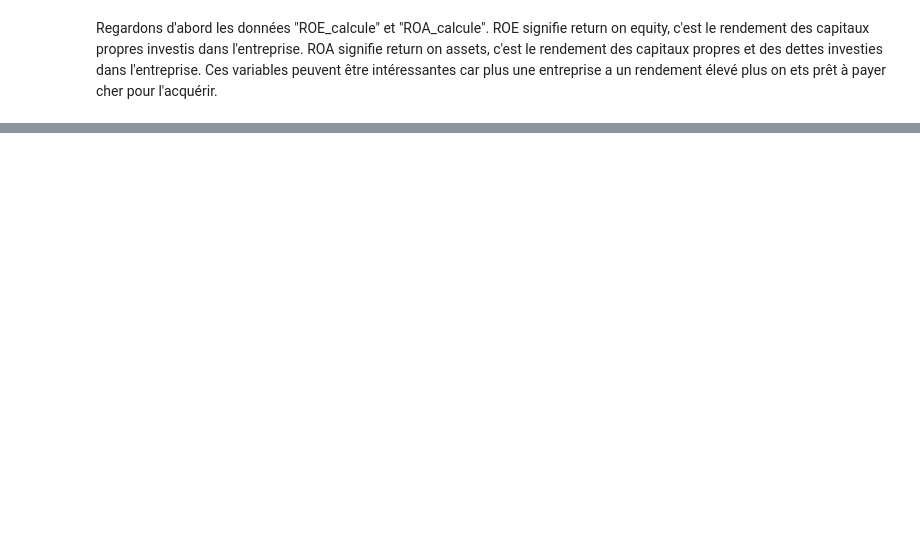
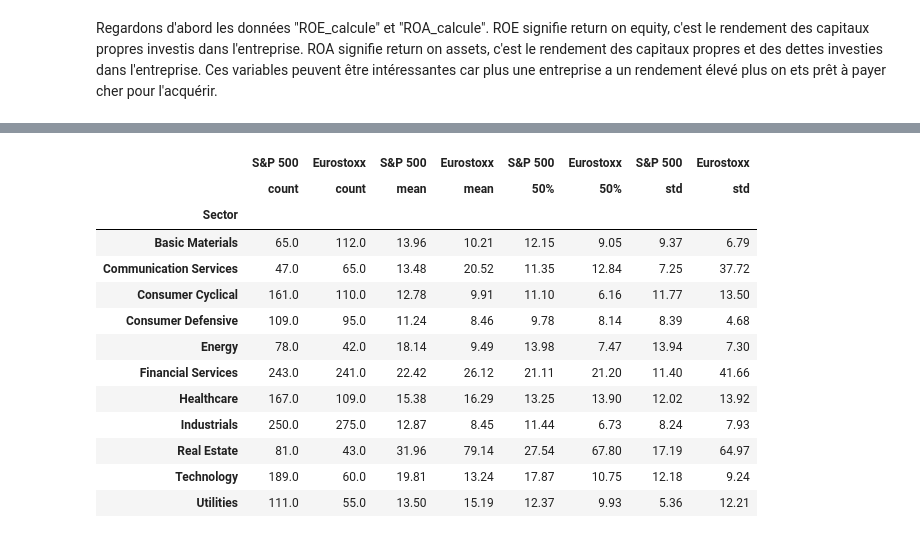
Before and after one commit to tnourlyn/Projet-Python---The-Transatlantic-valuation-guide, a Jupyter notebook: Analyse préliminaire des données/Analyse_preliminaire.ipynb, the cells around one changed output, grey strips where cells are left out. Drawn from its saved outputs; the diff is of its cells as text; code cells hidden in the pictures; blank space fills up the shorter version.

```diff
--- a/Analyse préliminaire des données/Analyse_preliminaire.ipynb
+++ b/Analyse préliminaire des données/Analyse_preliminaire.ipynb
@@ -290,0 +370,33 @@ plt.show()
+# %%
+table_sp500_margenette = df_SP500.groupby('Sector')['%MargeNette'].describe()
+table_eurostoxx_margenette = df_STX600.groupby('Sector')['%MargeNette'].describe()
+
+# Fusionner les deux tableaux côte à côte (axis=1)
+df_comparatif_MargeNette = pd.concat(
+    [table_sp500_margenette, table_eurostoxx_margenette],
+    axis=1,
+    keys=['S&P 500', 'Eurostoxx']
+)
+
+# Filtrer pour n'afficher que certaines colonnes
+colonnes_a_garder = ['count', 'mean', '50%', 'std']
+# On utilise un "slice" pour afficher à côté les données du SP500 et de l'Eurostoxx
+df_comparatif_MargeNette = df_comparatif_MargeNette.loc[:, (slice(None), colonnes_a_garder)]
+
+# 3. Arrondir pour la lisibilité et afficher
+display(df_comparatif_MargeNette.round(2))
+# %% [output]
+|  | S&P 500 | Eurostoxx | S&P 500 | Eurostoxx | S&P 500 | Eurostoxx | S&P 500 | Eurostoxx |
+|  | count | count | mean | mean | 50% | 50% | std | std |
+| Sector |  |  |  |  |  |  |  |  |
+| Basic Materials | 65.0 | 112.0 | 13.96 | 10.21 | 12.15 | 9.05 | 9.37 | 6.79 |
+| Communication Services | 47.0 | 65.0 | 13.48 | 20.52 | 11.35 | 12.84 | 7.25 | 37.72 |
+| Consumer Cyclical | 161.0 | 110.0 | 12.78 | 9.91 | 11.10 | 6.16 | 11.77 | 13.50 |
+| Consumer Defensive | 109.0 | 95.0 | 11.24 | 8.46 | 9.78 | 8.14 | 8.39 | 4.68 |
+| Energy | 78.0 | 42.0 | 18.14 | 9.49 | 13.98 | 7.47 | 13.94 | 7.30 |
+| Financial Services | 243.0 | 241.0 | 22.42 | 26.12 | 21.11 | 21.20 | 11.40 | 41.66 |
+| Healthcare | 167.0 | 109.0 | 15.38 | 16.29 | 13.25 | 13.90 | 12.02 | 13.92 |
+| Industrials | 250.0 | 275.0 | 12.87 | 8.45 | 11.44 | 6.73 | 8.24 | 7.93 |
+| Real Estate | 81.0 | 43.0 | 31.96 | 79.14 | 27.54 | 67.80 | 17.19 | 64.97 |
+| Technology | 189.0 | 60.0 | 19.81 | 13.24 | 17.87 | 10.75 | 12.18 | 9.24 |
+| Utilities | 111.0 | 55.0 | 13.50 | 15.19 | 12.37 | 9.93 | 5.36 | 12.21 |
```
Also changed, not shown: parts of 15 cells of this notebook, 3 other files.
